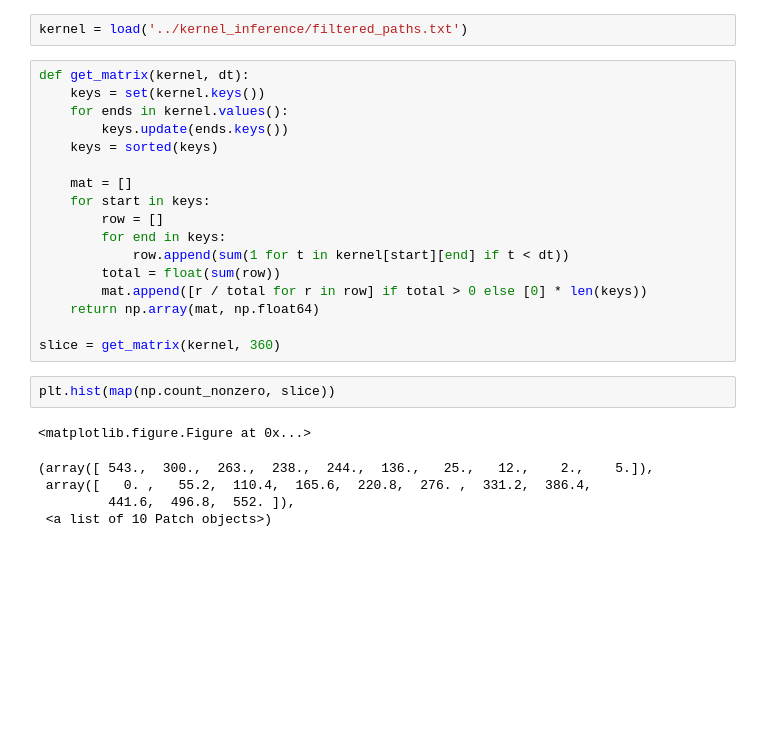
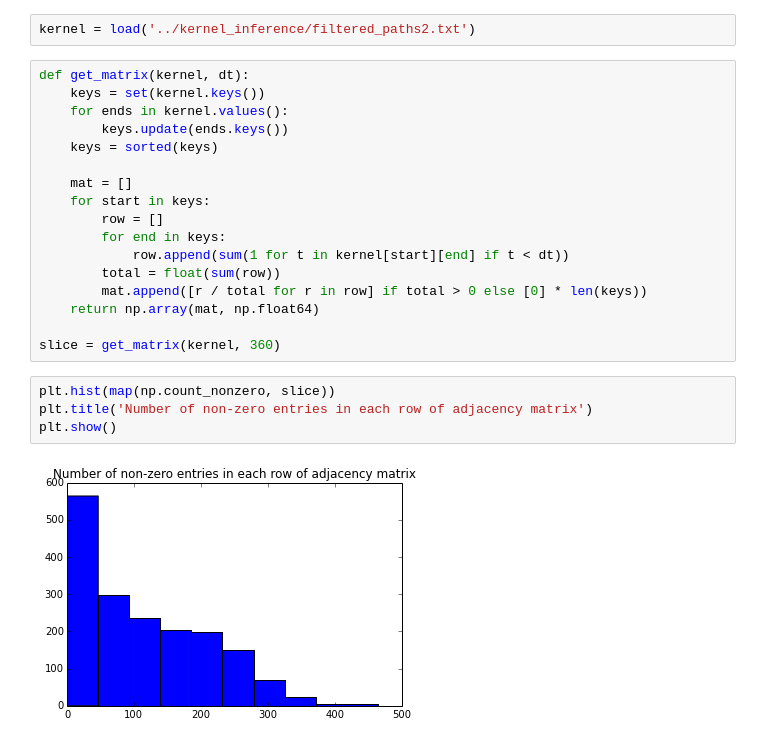
Before and after one commit to yuanchenyang/taxi_data, a Jupyter notebook: ipynb/KernelExperiments.ipynb, the cells around one changed output. Cells and saved outputs as stored; diff of their text form; blank space fills up the shorter version.

```diff
--- a/ipynb/KernelExperiments.ipynb
+++ b/ipynb/KernelExperiments.ipynb
@@ -12,7 +12,7 @@ from new_york_inference import load
 
 %matplotlib inline
 # %%
-kernel = load('../kernel_inference/filtered_paths.txt')
+kernel = load('../kernel_inference/filtered_paths2.txt')
 # %%
 def get_matrix(kernel, dt):
     keys = set(kernel.keys())
@@ -30,14 +30,12 @@ def get_matrix(kernel, dt):
     return np.array(mat, np.float64)
 
 slice = get_matrix(kernel, 360)
-# %%
-plt.hist(map(np.count_nonzero, slice))
-# %% [output]
-<matplotlib.figure.Figure at 0x...>
-(array([ 543.,  300.,  263.,  238.,  244.,  136.,   25.,   12.,    2.,    5.]),
- array([   0. ,   55.2,  110.4,  165.6,  220.8,  276. ,  331.2,  386.4,
-         441.6,  496.8,  552. ]),
- <a list of 10 Patch objects>)
+# %%
+plt.hist(map(np.count_nonzero, slice))
+plt.title('Number of non-zero entries in each row of adjacency matrix')
+plt.show()
+# %% [output]
+[figure, added]
 # %%
 sc = plt.matshow(slice, cmap=cm.Blues,vmin=0.00001, vmax=1,norm=colors.LogNorm())
 plt.colorbar(sc).set_label('Probability')
```
Also changed, not shown: parts of 9 cells of this notebook, 2 other files.
